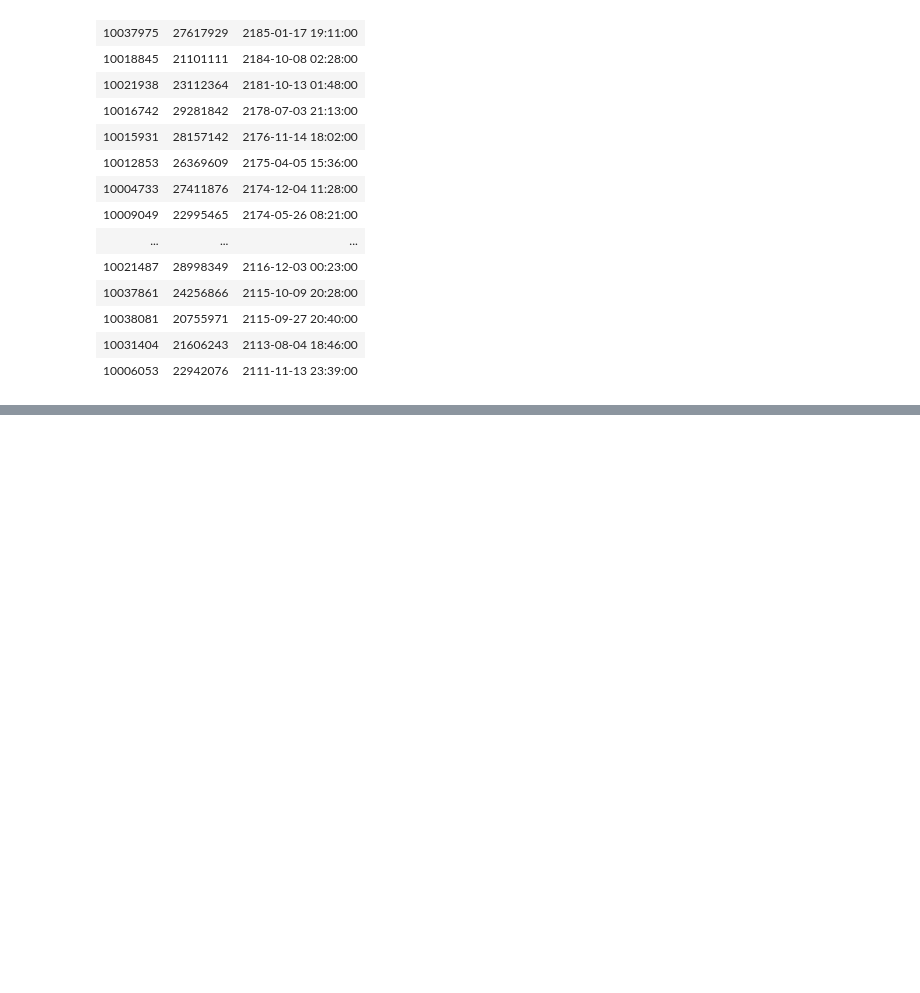
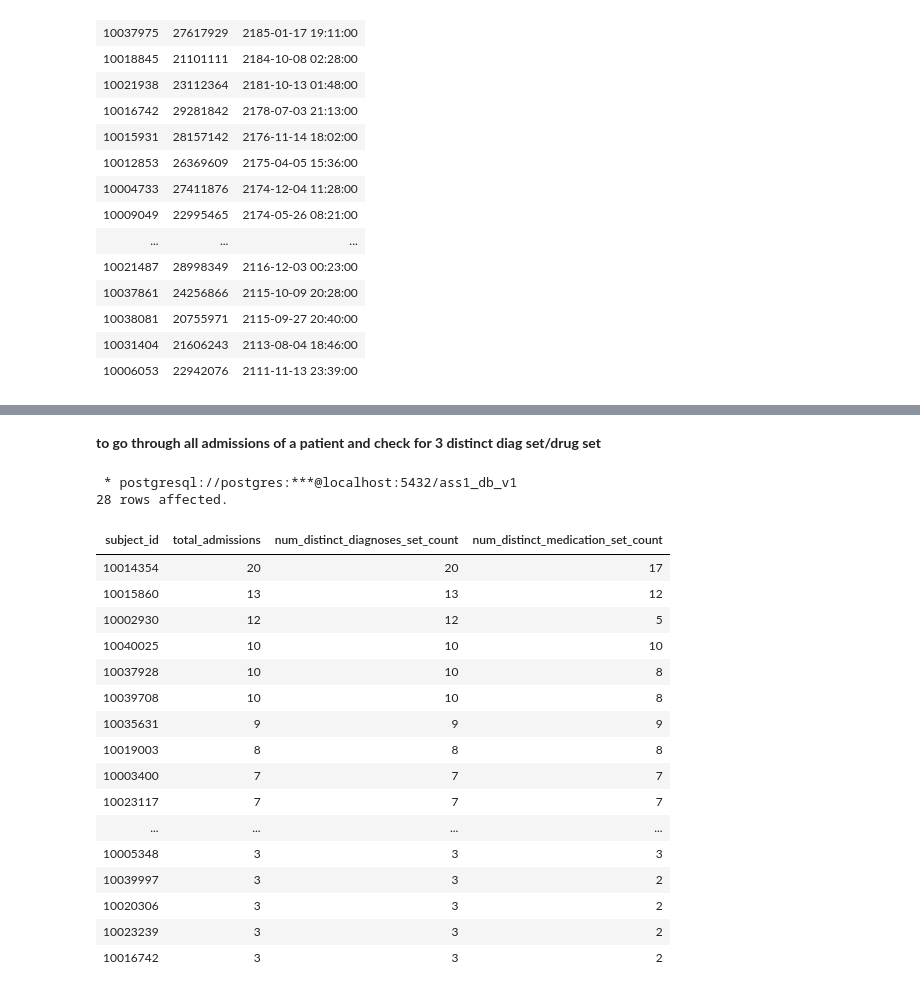
Before and after one commit to sarthak-panda/Sem6, a Jupyter notebook: COL362/Assignments/A1/rough.ipynb, the cells around one changed output, grey strips where cells are left out. Drawn from its saved outputs; the diff is of its cells as text; code cells hidden in the pictures; blank space fills up the shorter version.

```diff
--- a/COL362/Assignments/A1/rough.ipynb
+++ b/COL362/Assignments/A1/rough.ipynb
@@ -739,0 +868,69 @@ order by first_admittime desc
+# %% [markdown]
+**to go through all admissions of a patient and check for 3 distinct diag set/drug set**
+# %%
+%%sql
+WITH icd_sets AS (
+    SELECT
+        subject_id,
+        hadm_id,
+        array_agg(DISTINCT icd_code ORDER BY icd_code) AS icd_code_set
+    FROM hosp.diagnoses_icd
+    GROUP BY subject_id, hadm_id
+),
+distinct_icd_sets AS (
+    SELECT subject_id, icd_code_set
+    FROM icd_sets
+    GROUP BY subject_id, icd_code_set
+),
+drug_sets AS (
+    SELECT
+        subject_id,
+        hadm_id,
+        array_agg(DISTINCT drug ORDER BY drug) AS drug_set
+    FROM hosp.prescriptions
+    GROUP BY subject_id, hadm_id
+),
+distinct_drug_sets AS (
+    SELECT subject_id, drug_set
+    FROM drug_sets
+    GROUP BY subject_id, drug_set
+),
+count_distinct_icd_sets AS (
+    SELECT subject_id, COUNT(*) AS distinct_icd_sets_count
+    FROM distinct_icd_sets
+    GROUP BY subject_id
+),
+count_distinct_drug_sets AS (
+    SELECT subject_id, COUNT(*) AS distinct_drug_count
+    FROM distinct_drug_sets
+    GROUP BY subject_id
+),
+count_total_admissions AS (
+    SELECT subject_id, COUNT(*) AS total_admissions
+    FROM hosp.admissions
+    GROUP BY subject_id
+)
+SELECT count_total_admissions.subject_id,total_admissions,distinct_icd_sets_count as num_distinct_diagnoses_set_count,distinct_drug_count as num_distinct_medication_set_count
+FROM count_distinct_icd_sets JOIN count_distinct_drug_sets ON count_distinct_icd_sets.subject_id = count_distinct_drug_sets.subject_id JOIN count_total_admissions ON count_distinct_icd_sets.subject_id = count_total_admissions.subject_id
+WHERE distinct_icd_sets_count >= 3 OR distinct_drug_count >= 3
+ORDER BY total_admissions DESC, num_distinct_diagnoses_set_count DESC, num_distinct_medication_set_count DESC
+# %% [output]
+ * postgresql://postgres:***@localhost:5432/ass1_db_v1
+28 rows affected.
+| subject_id | total_admissions | num_distinct_diagnoses_set_count | num_distinct_medication_set_count |
+| 10014354 | 20 | 20 | 17 |
+| 10015860 | 13 | 13 | 12 |
+| 10002930 | 12 | 12 | 5 |
+| 10040025 | 10 | 10 | 10 |
+| 10037928 | 10 | 10 | 8 |
+| 10039708 | 10 | 10 | 8 |
+| 10035631 | 9 | 9 | 9 |
+| 10019003 | 8 | 8 | 8 |
+| 10003400 | 7 | 7 | 7 |
+| 10023117 | 7 | 7 | 7 |
+| ... | ... | ... | ... |
+| 10005348 | 3 | 3 | 3 |
+| 10039997 | 3 | 3 | 2 |
+| 10020306 | 3 | 3 | 2 |
+| 10023239 | 3 | 3 | 2 |
+| 10016742 | 3 | 3 | 2 |
```
Also changed, not shown: parts of 10 cells of this notebook.
